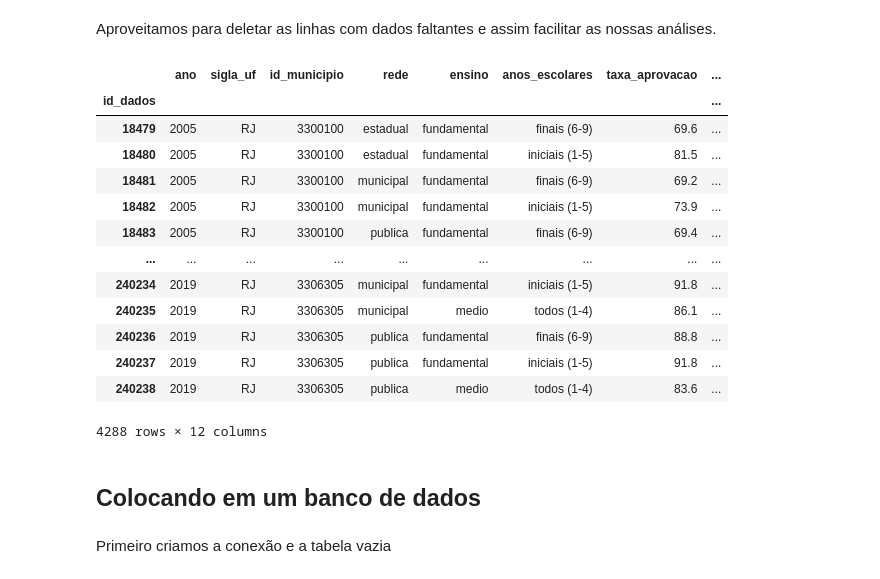
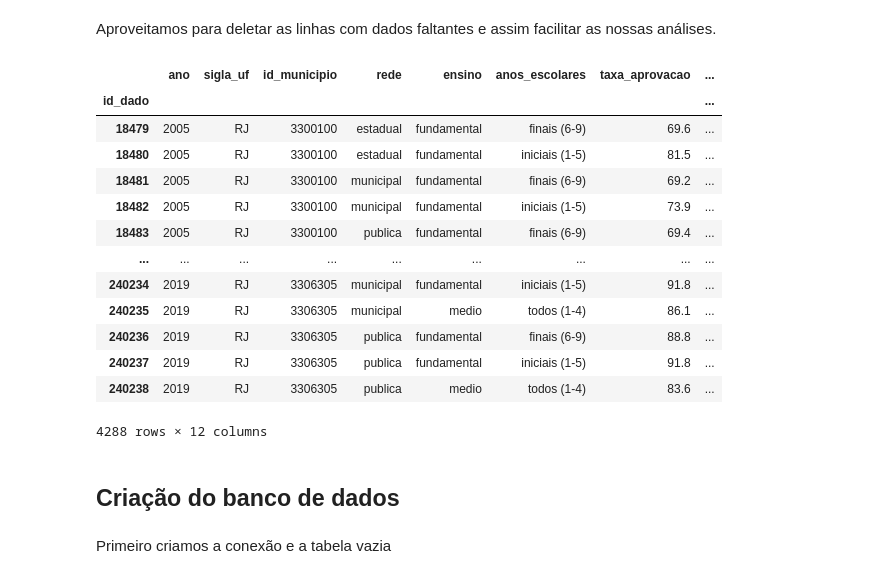
Before and after one commit to isabellegagno/A2---Banco-de-Dados, a Jupyter notebook: analysis.ipynb, the cells around one changed output. Cells and saved outputs as stored; diff of their text form; code cells hidden in the pictures.

```diff
--- a/analysis.ipynb
+++ b/analysis.ipynb
@@ -79,11 +86,11 @@ Aproveitamos para deletar as linhas com dados faltantes e assim facilitar as nos
 # %%
 dados_rio['taxa_aprovacao'].replace('', np.nan, inplace=True)
 dados_rio.dropna(subset=['taxa_aprovacao'], inplace=True)
-dados_rio.index.names = ["id_dados"]
+dados_rio.index.names = ["id_dado"]
 dados_rio
 # %% [output]
 |  | ano | sigla_uf | id_municipio | rede | ensino | anos_escolares | taxa_aprovacao | ... |
-| id_dados |  |  |  |  |  |  |  | ... |
+| id_dado |  |  |  |  |  |  |  | ... |
 | 18479 | 2005 | RJ | 3300100 | estadual | fundamental | finais (6-9) | 69.6 | ... |
 | 18480 | 2005 | RJ | 3300100 | estadual | fundamental | iniciais (1-5) | 81.5 | ... |
 | 18481 | 2005 | RJ | 3300100 | municipal | fundamental | finais (6-9) | 69.2 | ... |
@@ -96,8 +103,8 @@ dados_rio
 | 240237 | 2019 | RJ | 3306305 | publica | fundamental | iniciais (1-5) | 91.8 | ... |
 | 240238 | 2019 | RJ | 3306305 | publica | medio | todos (1-4) | 83.6 | ... |
 4288 rows × 12 columns
-# %% [markdown]
-## Colocando em um banco de dados
+# %% [markdown]
+## Criação do banco de dados <a class="anchor" id="banco"></a>
 # %% [markdown]
 Primeiro criamos a conexão e a tabela vazia
 # %%
```
Also changed, not shown: parts of 35 cells of this notebook, 1 other file.
